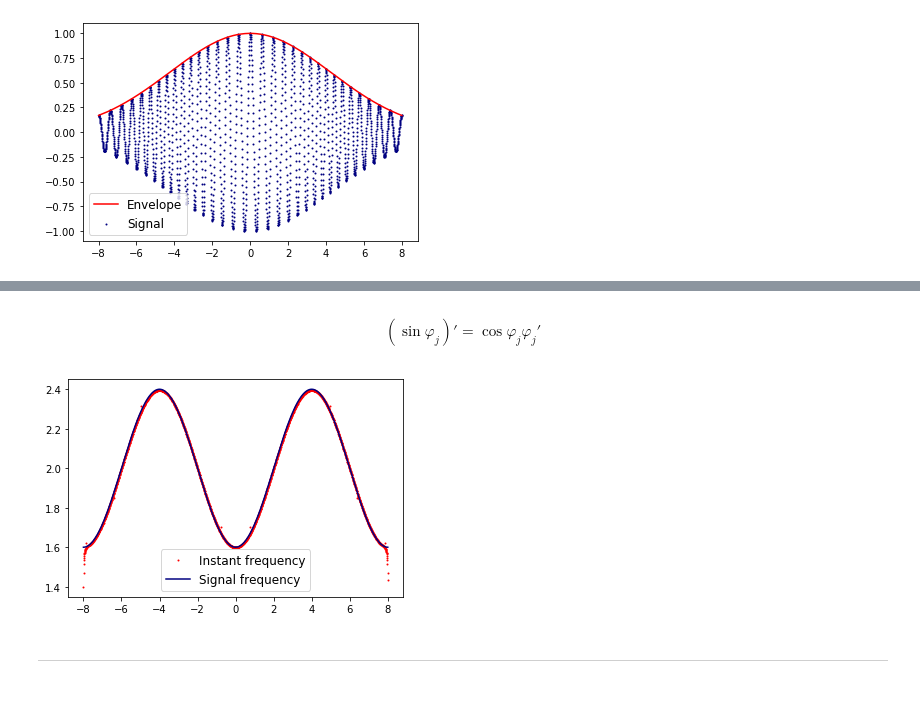
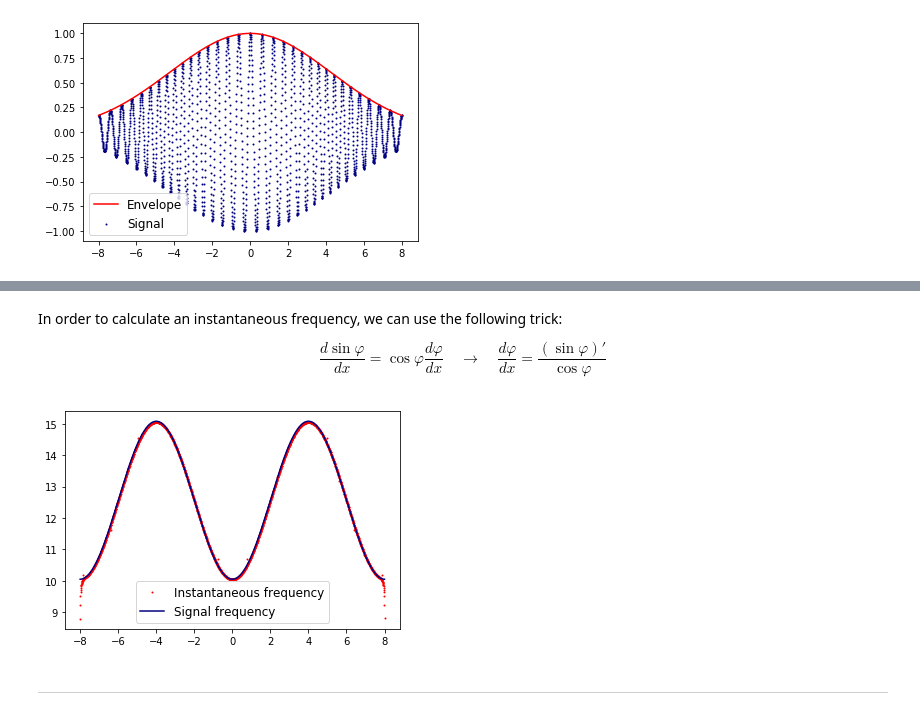
Before and after one commit to krashkov/Blog, a Jupyter notebook: 2020-03-04-hilbert-transform.ipynb, the cells around one changed output, grey strips where cells are left out. Drawn from its saved outputs; the diff is of its cells as text; code cells hidden in the pictures.

Commit message:
Completed hilbert-transform

```diff
--- a/2020-03-04-hilbert-transform.ipynb
+++ b/2020-03-04-hilbert-transform.ipynb
@@ -199,12 +207,16 @@ plt.show()
 # %%
 def get_signal_frequency(x_mesh, a, b, alpha, f0):
-    return f0*( 1 - alpha*np.cos(math.pi*x_mesh/a) )
+    return 2*math.pi*f0*( 1 - alpha*np.cos(math.pi*x_mesh/a) )
 
 signal_frequency = get_signal_frequency(x_mesh, a, b, alpha, f0)
-# %% [markdown]
-$$
-(\sin \varphi_j)' = \cos \varphi_j \varphi_j'
-$$
+# %% [markdown]
+In order to calculate an instantaneous frequency, we can use the following trick:
+
+$$
+\frac{d \sin \varphi}{dx} = \cos \varphi \frac{d \varphi}{dx}
+\quad\rightarrow\quad
+\frac{d\varphi}{dx} = \frac{(\sin \varphi)'}{\cos \varphi}
+$$
 # %%
 cos_phi = signal            / np.sqrt(signal_hilbert_tr**2 + signal**2)
 sin_phi = signal_hilbert_tr / np.sqrt(signal_hilbert_tr**2 + signal**2)
@@ -214,25 +226,25 @@ def find_derivative(f, h):
 
     for i in range(f.size):
         if i == 0:
-            derivative[i] = (f[i+1] - f[i]  ) / h
+            derivative[i] = (- 3*f[0] + 4*f[1]    - f[2]  ) / (2*h)
         if i == f.size-1:
-            derivative[i] = (f[i]   - f[i-1]) / h
+            derivative[i] = (  3*f[i] - 4*f[i-1]  + f[i-2]) / (2*h)
         else:
             derivative[i] = (f[i+1] - f[i-1]) / (2*h)
 
     return derivative
 
 sin_phi_prime = find_derivative(sin_phi, L/N)
-phi_prime     = sin_phi_prime / cos_phi / 2 / math.pi
+phi_prime     = sin_phi_prime / cos_phi
 # %%
-plt.plot(x_mesh, phi_prime,        color='red',  label='Instant frequency', marker='o', linestyle='None', ms=1)
+plt.plot(x_mesh, phi_prime,        color='red',  label='Instantaneous frequency', marker='o', linestyle='None', ms=1)
 plt.plot(x_mesh, signal_frequency, color='navy', label='Signal frequency')
 plt.legend(loc="best", fontsize=12)
 
-plt.savefig('./img/2020-03-04-hilbert-transform_2.png', bbox_inches='tight', dpi=300)
+plt.savefig('./img/2020-03-04-hilbert-transform_3.png', bbox_inches='tight', dpi=300)
 plt.show()
 # %% [output]
-[figure, old version]
+[figure, new version]
 # %% [markdown]
 ---
 # %% [markdown]
```
Also changed, not shown: parts of 6 cells of this notebook, 3 other files.
